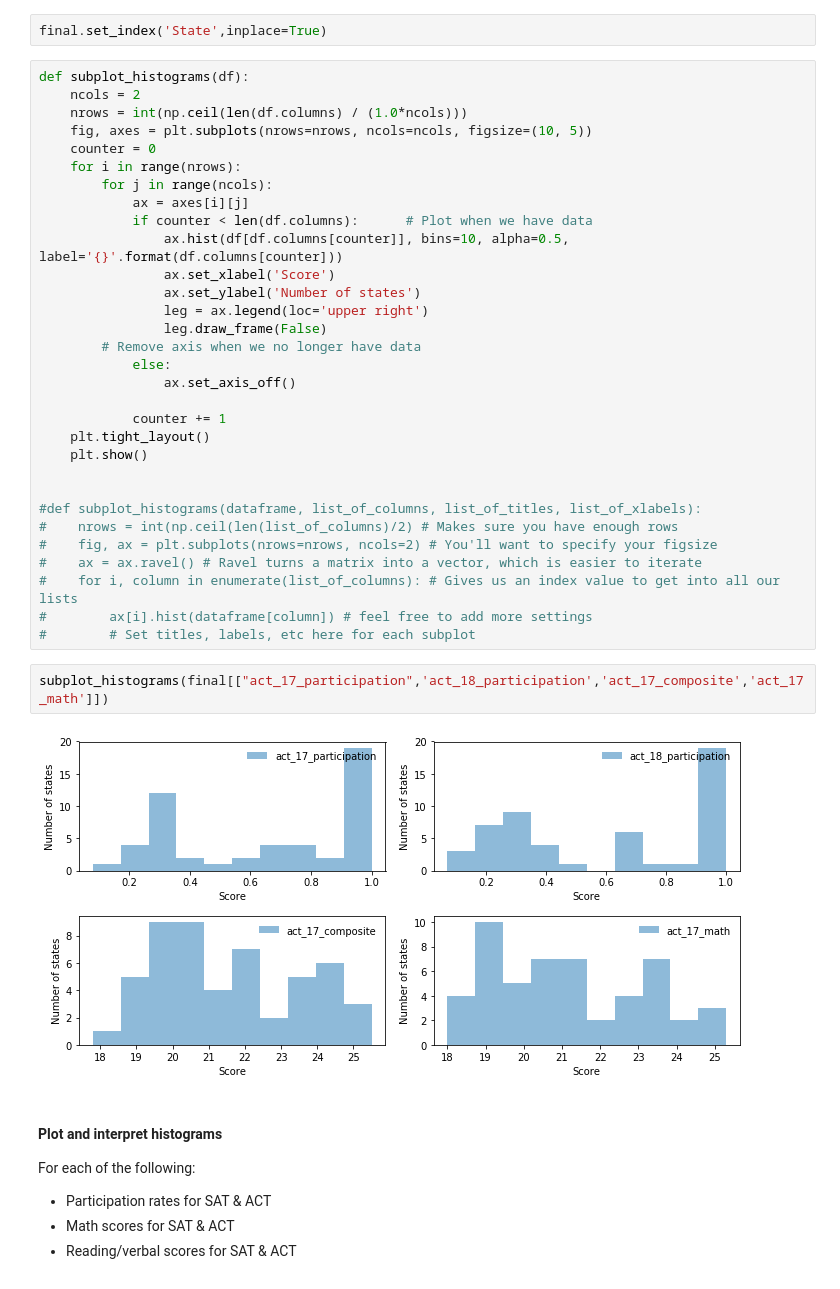
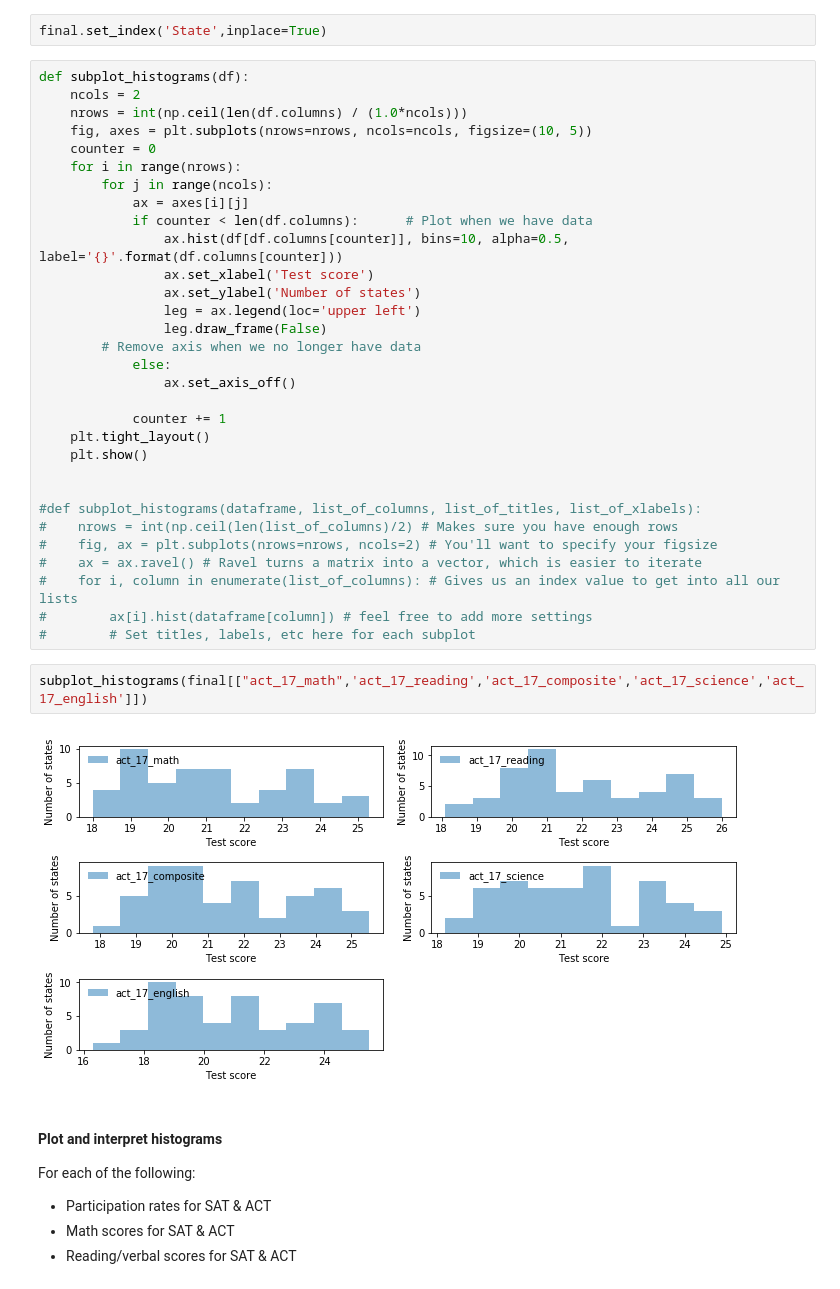
Before and after one commit to KennethChewx/Project_1, a Jupyter notebook: code/starter-code.ipynb, the cells around one changed output. Drawn from its saved outputs; the diff is of its cells as text.

Commit message:
updates to subplots and generated more subplot functions
scatterplot

```diff
--- a/code/starter-code.ipynb
+++ b/code/starter-code.ipynb
@@ -677,9 +656,9 @@ def subplot_histograms(df):
             ax = axes[i][j]
             if counter < len(df.columns):      # Plot when we have data
                 ax.hist(df[df.columns[counter]], bins=10, alpha=0.5, label='{}'.format(df.columns[counter]))
-                ax.set_xlabel('Score')
+                ax.set_xlabel('Test score')
                 ax.set_ylabel('Number of states')
-                leg = ax.legend(loc='upper right')
+                leg = ax.legend(loc='upper left')
                 leg.draw_frame(False)
         # Remove axis when we no longer have data
             else:
@@ -698,9 +677,9 @@ def subplot_histograms(df):
 #        ax[i].hist(dataframe[column]) # feel free to add more settings
 #        # Set titles, labels, etc here for each subplot
 # %%
-subplot_histograms(final[["act_17_participation",'act_18_participation','act_17_composite','act_17_math']])
+subplot_histograms(final[["act_17_math",'act_17_reading','act_17_composite','act_17_science','act_17_english']])
 # %% [output]
-[figure, old version]
+[figure, new version]
 # %% [markdown]
 #### Plot and interpret histograms
 For each of the following:
```
Also changed, not shown: parts of 15 cells of this notebook.
